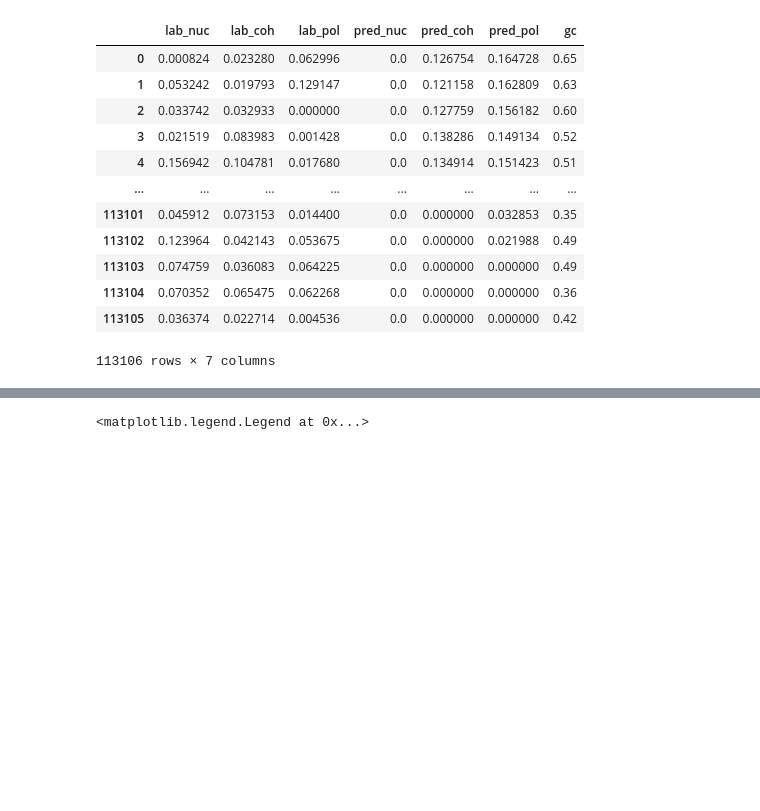
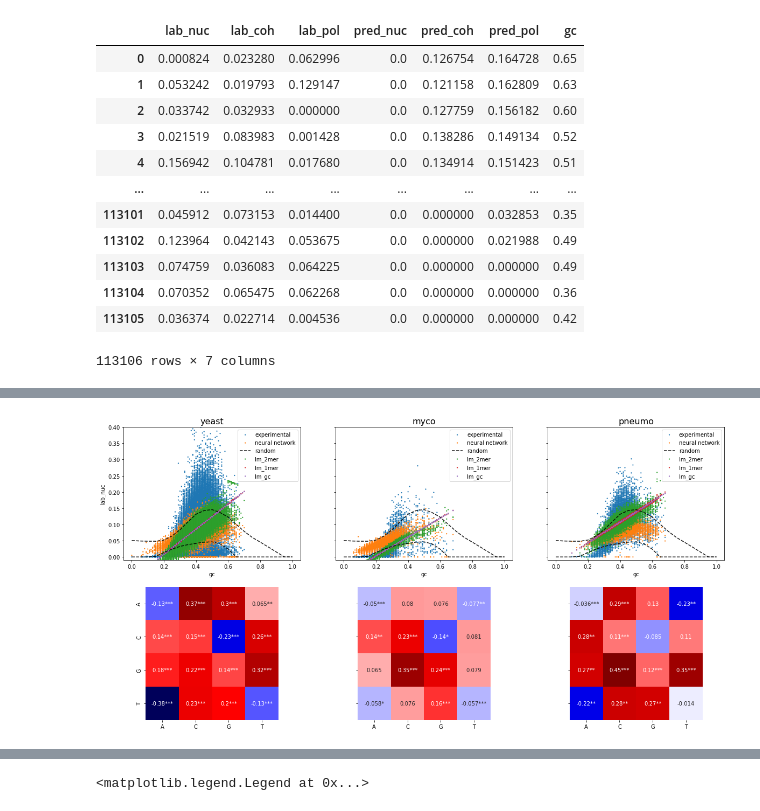
Before and after one commit to Alexwestbrook/mnhn-internship_DeepCNN_ChIP-seq, a Jupyter notebook: Generating_sequences.ipynb, the cells around one changed output, grey strips where cells are left out. Drawn from its saved outputs; the diff is of its cells as text; code cells hidden in the pictures; blank space fills up the shorter version.

```diff
--- a/Generating_sequences.ipynb
+++ b/Generating_sequences.ipynb
@@ -1245,5 +1257,7 @@ kmer analysis by bin on true sequences
 # %%
 binsize = 100
+
+clip_nuc = 1
 
 window_one_hot = {}
 with np.load(Path(data_dir, species, 'genome', 'W303', 'W303.npz')) as f:
@@ -1266,7 +1280,7 @@ for key in labels_nuc.keys():
     window_labels[key] = np.mean(
         utils.chunk_regions(
             np.concatenate(
-                [arr.reshape(-1, 1) for arr in (labels_nuc[key], labels_coh[key], labels_pol[key])],
+                [arr.reshape(-1, 1) for arr in (np.clip(labels_nuc[key], None, clip_nuc), labels_coh[key], labels_pol[key])],
                 axis=1),
             binsize),
         axis=1)
@@ -1347,0 +1375,69 @@ window_yeast
+# %%
+annot = 'lab_nuc'
+k = 2
+stars_thres = np.array([0.05, 1e-2, 1e-3, -1]).reshape(1, -1)
+fig, axes = plt.subplots(2, 3, sharey='row', figsize=(20, 10), facecolor='w')
+if annot == 'lab_nuc':
+    rand_preds = preds_nuc_rand.reshape(n_gcs, -1)
+elif annot == 'lab_coh':
+    rand_preds = preds_coh_rand.reshape(n_gcs, -1)
+elif annot == 'lab_pol':
+    rand_preds = preds_pol_rand.reshape(n_gcs, -1)
+else:
+    raise ValueError(f"annot can't be {annot}")
+qmin, qmax = np.quantile(rand_preds, [0.05, 0.95], axis=1)
+titles = ['yeast', 'myco', 'pneumo']
+for j, title in enumerate(titles):
+    axes[0, j].set_title(title, fontsize=16)
+r2s = {}
+models = []
+for j, (window_df, window_one_hot) in enumerate([(window_yeast.loc[noN_mask, :], window_one_hot_yeast[noN_mask]),
+                                                 (window_myco, window_one_hot_myco),
+                                                 (window_pneu, window_one_hot_pneu)]):
+    sns.scatterplot(ax=axes[0, j], data=window_df, x='gc', y=annot, ec=None, s=5, label='experimental')
+    sns.scatterplot(ax=axes[0, j], data=window_df, x='gc', y=f'pred_{annot[-3:]}', ec=None, s=5, label='neural network')
+    r2_nn = pearsonr(window_df[annot].to_numpy(), window_df[f'pred_{annot[-3:]}'].to_numpy())[0]**2
+    axes[0, j].plot(all_gcs, qmin, color='k', linestyle='--', alpha=0.9, label='random')
+    axes[0, j].plot(all_gcs, qmax, color='k', linestyle='--', alpha=0.9)
+    axes[0, j].legend().set_title('')
+
+    # Avec les 2mer
+    df_kmer = utils.kmer_counts_by_seq(window_one_hot, k=k, includeN=False)
+    mod = sm.OLS(window_df[annot].to_numpy(), df_kmer.T.to_numpy() / (101 - k))
+    res = mod.fit()
+    if j == 0:
+        models.append(res)
+    r2_2mer = pearsonr(window_df[annot].to_numpy(), res.predict(df_kmer.T.to_numpy() / (101 - k)))[0]**2
+    window_df[f'sm_{annot}'] = res.predict(df_kmer.T.to_numpy() / (101 - k))
+    sns.scatterplot(ax=axes[0, j], data=window_df, x='gc', y=f'sm_{annot}', ec=None, s=5, label='lm_2mer')
+
+    stars_thres = np.array([0.05, 1e-2, 1e-3, -1]).reshape(1, -1)
+    stars = np.argmax(res.pvalues.reshape(4, 4, 1) > stars_thres, axis=2).ravel()
+    annotation = np.array([f"{format(v, '.2g')}" + "*"*s for v, s in zip(res.params, stars)]).reshape(4, 4)
+    sns.heatmap(pd.DataFrame(res.params.reshape(4, 4), index=list('ACGT'), columns=list('ACGT')),
+                ax=axes[1, j], annot=annotation, fmt='', cmap='seismic', center=0, vmax=0.4, cbar=False, square=True)
+
+    # Avec les nucléotides
+    df_kmer = utils.kmer_counts_by_seq(window_one_hot, k=1, includeN=False)
+    mod = sm.OLS(window_df[annot].to_numpy(), df_kmer.T.to_numpy() / 100)
+    res = mod.fit()
+    if j == 0:
+        models.append(res)
+    r2_1mer = pearsonr(window_df[annot].to_numpy(), res.predict(df_kmer.T.to_numpy() / 100))[0]**2
+    window_df[f'sm_{annot}'] = res.predict(df_kmer.T.to_numpy() / 100)
+    sns.scatterplot(ax=axes[0, j], data=window_df, x='gc', y=f'sm_{annot}', ec=None, s=5, label='lm_1mer')
+
+    # Avec le gc_content
+    mod = sm.OLS(window_df[annot].to_numpy(), sm.tools.add_constant(window_df['gc'].to_numpy()))
+    res = mod.fit()
+    if j == 0:
+        models.append(res)
+    r2_gc = pearsonr(window_df[annot].to_numpy(), res.predict(sm.tools.add_constant(window_df['gc'].to_numpy())))[0]**2
+    window_df[f'sm_{annot}'] = res.predict(sm.tools.add_constant(window_df['gc'].to_numpy()))
+    sns.scatterplot(ax=axes[0, j], data=window_df, x='gc', y=f'sm_{annot}', ec=None, s=5, label='lm_gc')
+
+    r2s[titles[j]] =  [r2_gc, r2_1mer, r2_2mer, r2_nn]
+    axes[0, j].set_ylim(bottom=-0.01)
+if annot == 'lab_nuc':
+    axes[0, 1].set_ylim(top=0.4)
+# %% [output]
@@ -1347,0 +1459 @@ window_yeast
+[figure, added]
```
Also changed, not shown: parts of 22 cells of this notebook.
